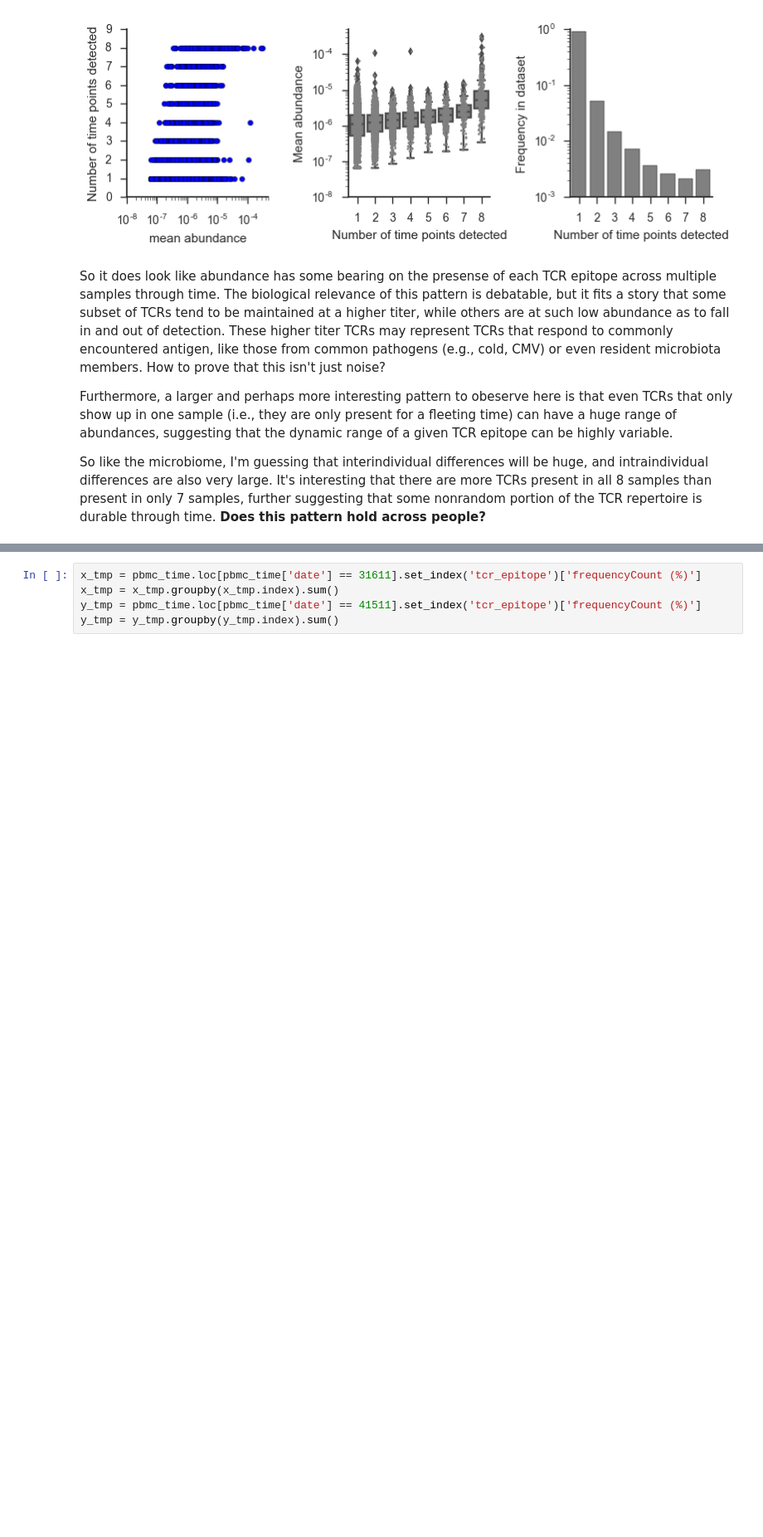
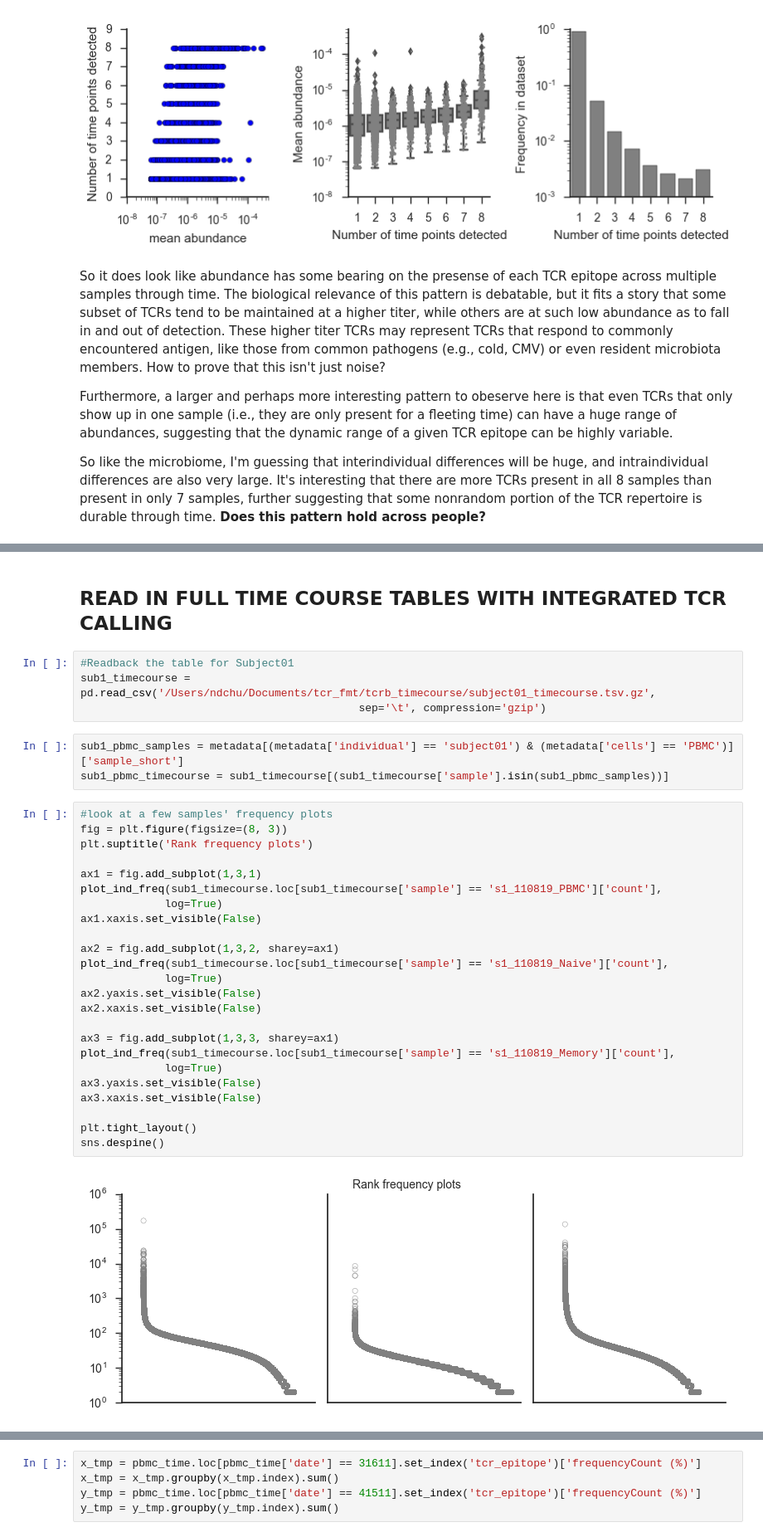
Before and after one commit to nathanieldchu/tcr_pilot, a Jupyter notebook: tcrb_timecourse.ipynb, the cells around one changed output, grey strips where cells are left out. Shown at 83% size. Cells and saved outputs as stored; diff of their text form; blank space fills up the shorter version.

```diff
--- a/tcrb_timecourse.ipynb
+++ b/tcrb_timecourse.ipynb
@@ -1106,0 +1214,35 @@ So like the microbiome, I'm guessing that interindividual differences will be hu
+# %% [markdown]
+## READ IN FULL TIME COURSE TABLES WITH INTEGRATED TCR CALLING
+# %%
+#Readback the table for Subject01
+sub1_timecourse = pd.read_csv('/Users/ndchu/Documents/tcr_fmt/tcrb_timecourse/subject01_timecourse.tsv.gz',
+                                           sep='\t', compression='gzip')
+# %%
+sub1_pbmc_samples = metadata[(metadata['individual'] == 'subject01') & (metadata['cells'] == 'PBMC')]['sample_short']
+sub1_pbmc_timecourse = sub1_timecourse[(sub1_timecourse['sample'].isin(sub1_pbmc_samples))]
+# %%
+#look at a few samples' frequency plots
+fig = plt.figure(figsize=(8, 3))
+plt.suptitle('Rank frequency plots')
+
+ax1 = fig.add_subplot(1,3,1)
+plot_ind_freq(sub1_timecourse.loc[sub1_timecourse['sample'] == 's1_110819_PBMC']['count'],
+             log=True)
+ax1.xaxis.set_visible(False)
+
+ax2 = fig.add_subplot(1,3,2, sharey=ax1)
+plot_ind_freq(sub1_timecourse.loc[sub1_timecourse['sample'] == 's1_110819_Naive']['count'],
+             log=True)
+ax2.yaxis.set_visible(False)
+ax2.xaxis.set_visible(False)
+
+ax3 = fig.add_subplot(1,3,3, sharey=ax1)
+plot_ind_freq(sub1_timecourse.loc[sub1_timecourse['sample'] == 's1_110819_Memory']['count'],
+             log=True)
+ax3.yaxis.set_visible(False)
+ax3.xaxis.set_visible(False)
+
+plt.tight_layout()
+sns.despine()
+# %% [output]
+[figure, added]
```
Also changed, not shown: parts of 103 cells of this notebook.
